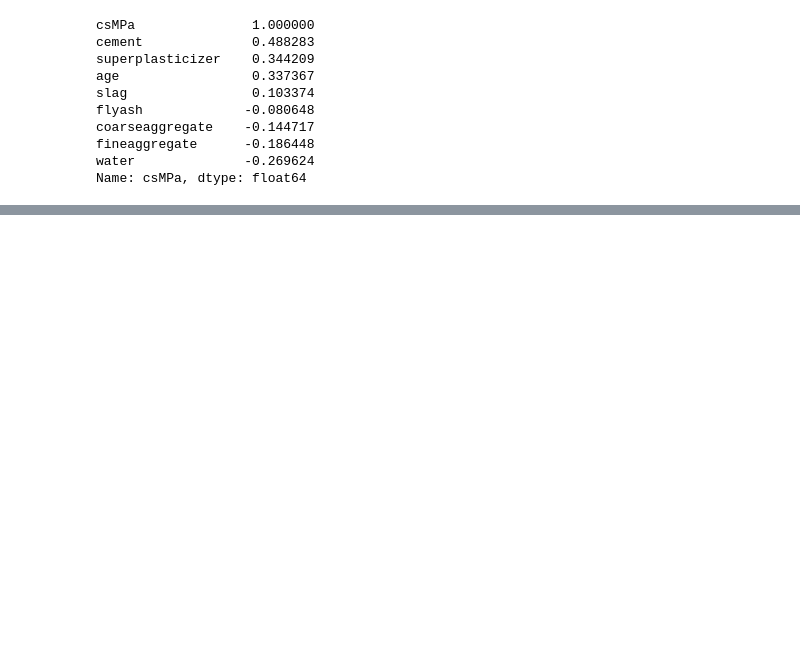
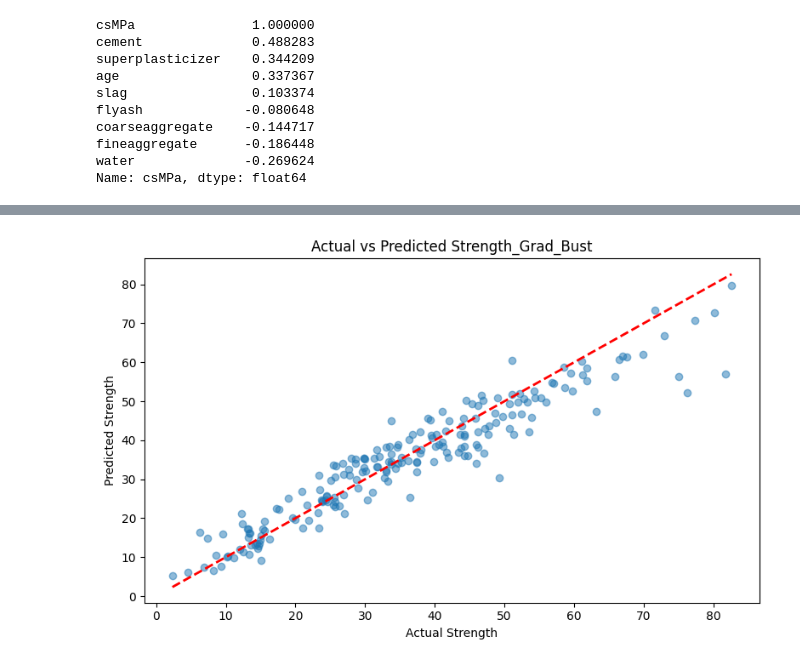
Before and after one commit to pm012/DataScience_sandbox, a Jupyter notebook: notebooks/module3/module_03_practice.ipynb, the cells around one changed output, grey strips where cells are left out. Saved outputs shown, nothing was run; the diff lists cells and outputs as text; code cells hidden in the pictures; blank space fills up the shorter version.

```diff
--- a/notebooks/module3/module_03_practice.ipynb
+++ b/notebooks/module3/module_03_practice.ipynb
@@ -121,0 +157,12 @@ y = df['csMPa']
+# %%
+gb_reg = GradientBoostingRegressor(random_state=42).fit(X_train, y_train)
+y_pred_gr = gb_reg.predict(X_test)
+
+# Розрахунки для тестових даних
+gb_mse = mean_squared_error(y_test, y_pred_gr)
+gb_mae = mean_absolute_error(y_test, y_pred_gr)
+gb_r2 = r2_score(y_test, y_pred_gr)
+
+print("MSE", gb_mse)
+print("MAE", gb_mae)
+print("R2", gb_r2)
@@ -121,0 +202,11 @@ y = df['csMPa']
+# %%
+plt.figure(figsize=(8, 5))
+plt.scatter(y_test, y_pred_gr, alpha=0.5)
+plt.plot([y_test.min(), y_test.max()], [y_test.min(), y_test.max()], 'r--', lw=2)
+plt.title('Actual vs Predicted Strength_Grad_Bust')
+plt.xlabel('Actual Strength')
+plt.ylabel('Predicted Strength')
+plt.tight_layout()
+plt.show()
+# %% [output]
+[figure, added]
```
Also changed, not shown: parts of 16 cells of this notebook.
